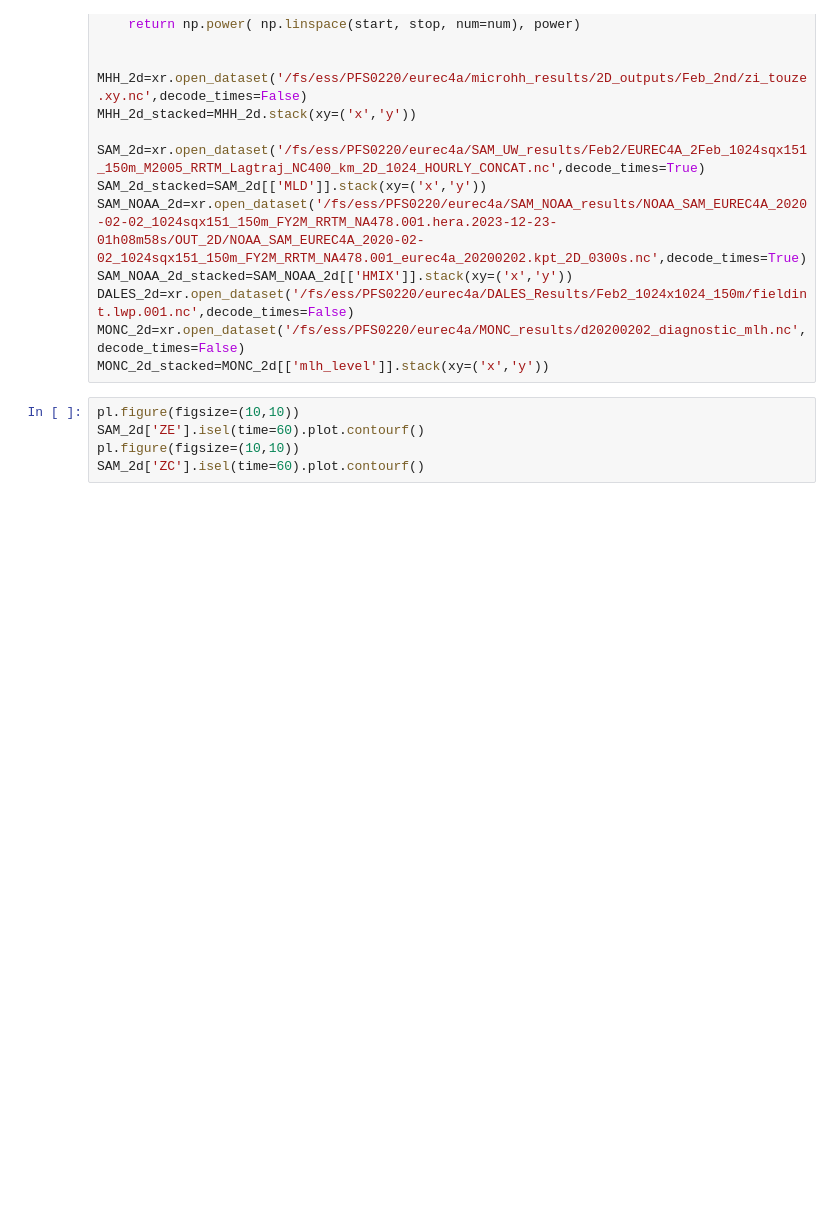
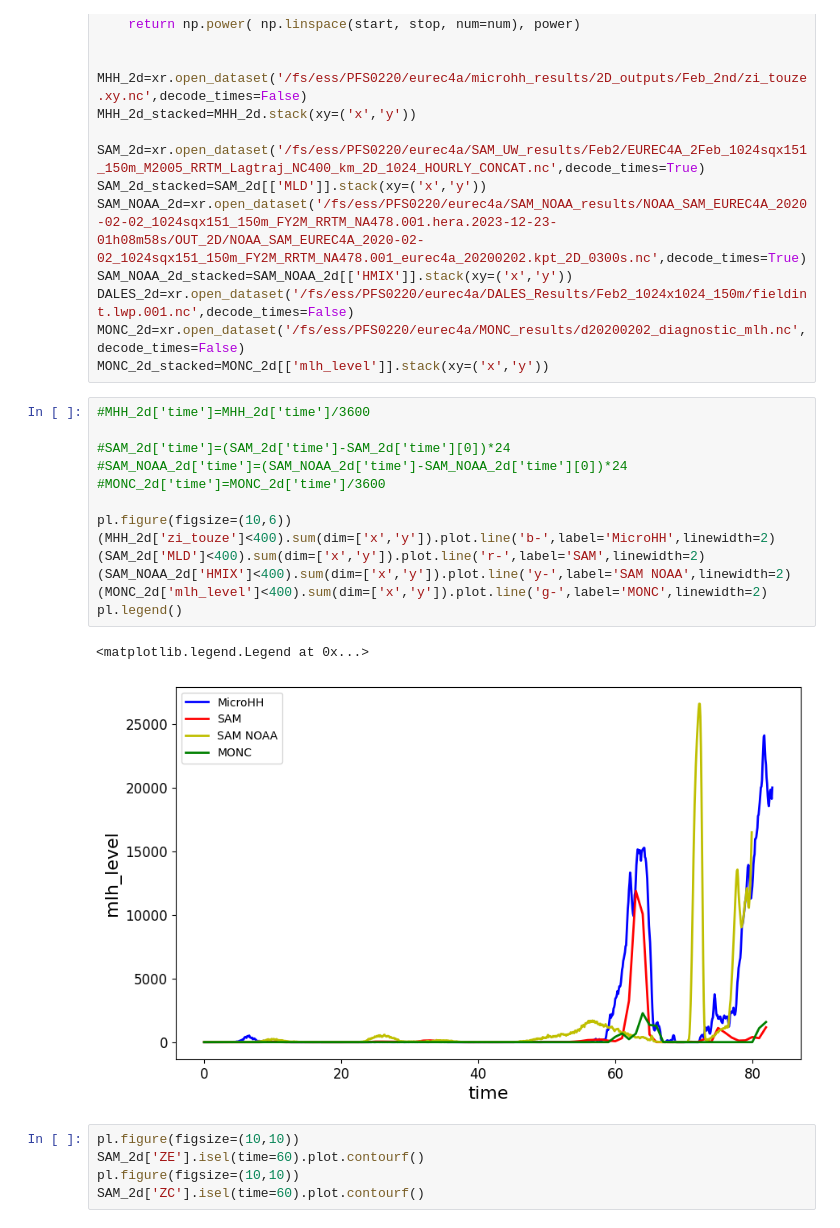
Before and after one commit to girishnigamanth/python_files, a Jupyter notebook: EUREC4A/cold_pool_analysis.ipynb, the cells around one changed output. Drawn from its saved outputs; the diff is of its cells as text; blank space fills up the shorter version.

```diff
--- a/EUREC4A/cold_pool_analysis.ipynb
+++ b/EUREC4A/cold_pool_analysis.ipynb
@@ -26,6 +26,22 @@ SAM_NOAA_2d_stacked=SAM_NOAA_2d[['HMIX']].stack(xy=('x','y'))
 DALES_2d=xr.open_dataset('/fs/ess/PFS0220/eurec4a/DALES_Results/Feb2_1024x1024_150m/fieldint.lwp.001.nc',decode_times=False)
 MONC_2d=xr.open_dataset('/fs/ess/PFS0220/eurec4a/MONC_results/d20200202_diagnostic_mlh.nc',decode_times=False)
 MONC_2d_stacked=MONC_2d[['mlh_level']].stack(xy=('x','y'))
+# %%
+#MHH_2d['time']=MHH_2d['time']/3600
+
+#SAM_2d['time']=(SAM_2d['time']-SAM_2d['time'][0])*24
+#SAM_NOAA_2d['time']=(SAM_NOAA_2d['time']-SAM_NOAA_2d['time'][0])*24
+#MONC_2d['time']=MONC_2d['time']/3600
+
+pl.figure(figsize=(10,6))
+(MHH_2d['zi_touze']<400).sum(dim=['x','y']).plot.line('b-',label='MicroHH',linewidth=2)
+(SAM_2d['MLD']<400).sum(dim=['x','y']).plot.line('r-',label='SAM',linewidth=2)
+(SAM_NOAA_2d['HMIX']<400).sum(dim=['x','y']).plot.line('y-',label='SAM NOAA',linewidth=2)
+(MONC_2d['mlh_level']<400).sum(dim=['x','y']).plot.line('g-',label='MONC',linewidth=2)
+pl.legend()
+# %% [output]
+<matplotlib.legend.Legend at 0x...>
+[figure, added]
 # %%
 pl.figure(figsize=(10,10))
 SAM_2d['ZE'].isel(time=60).plot.contourf()
```
Also changed, not shown: 15 other files.
